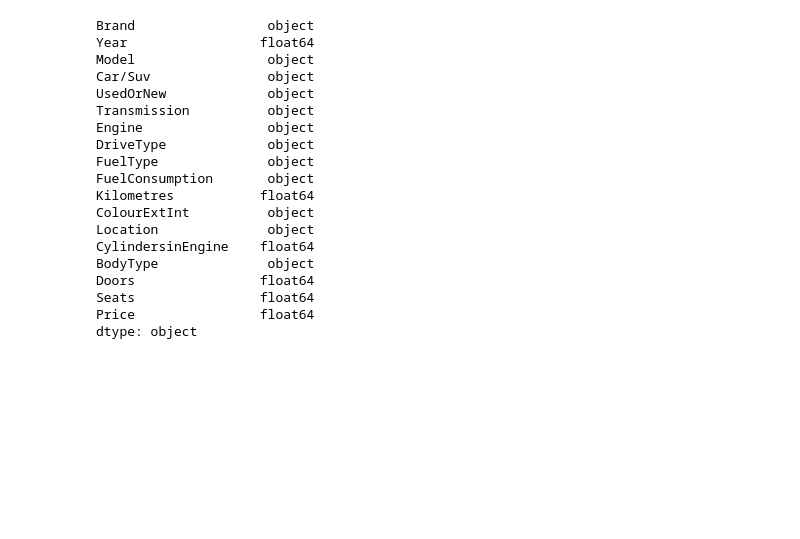
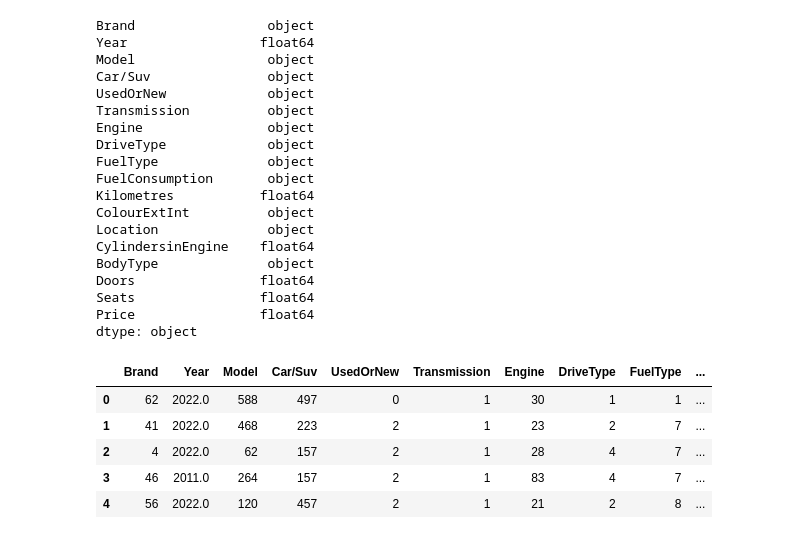
Before and after one commit to Venchislav/Neural-Networks, a Jupyter notebook: main.ipynb, the cells around one changed output. Cells and saved outputs as stored; diff of their text form; code cells hidden in the pictures; blank space fills up the shorter version.

Commit message:
Selected Data for model

```diff
--- a/main.ipynb
+++ b/main.ipynb
@@ -357,0 +363,20 @@ dtype: object
+# %%
+obj_vals = []
+
+for i in range(df.shape[1]):
+  if df.dtypes[i] == object:
+    obj_vals.append(df.columns[i])
+
+
+enc = LabelEncoder()
+for c in obj_vals:
+  df[c] = enc.fit_transform(df[c])
+# %%
+df.head()
+# %% [output]
+|  | Brand | Year | Model | Car/Suv | UsedOrNew | Transmission | Engine | DriveType | FuelType | ... |
+| 0 | 62 | 2022.0 | 588 | 497 | 0 | 1 | 30 | 1 | 1 | ... |
+| 1 | 41 | 2022.0 | 468 | 223 | 2 | 1 | 23 | 2 | 7 | ... |
+| 2 | 4 | 2022.0 | 62 | 157 | 2 | 1 | 28 | 4 | 7 | ... |
+| 3 | 46 | 2011.0 | 264 | 157 | 2 | 1 | 83 | 4 | 7 | ... |
+| 4 | 56 | 2022.0 | 120 | 457 | 2 | 1 | 21 | 2 | 8 | ... |
```
Also changed, not shown: parts of 11 cells of this notebook.
